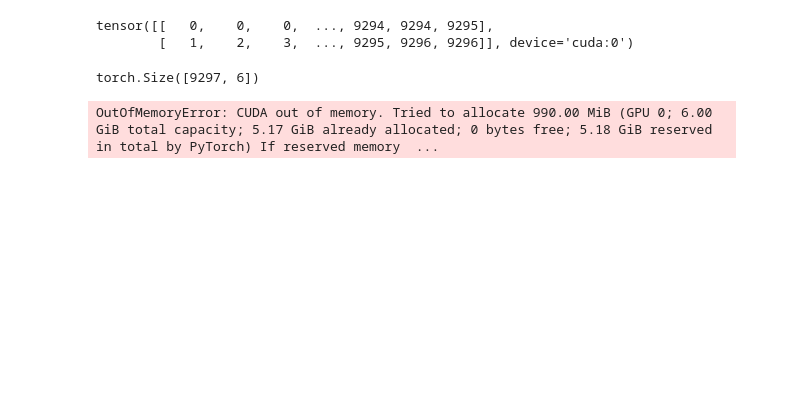
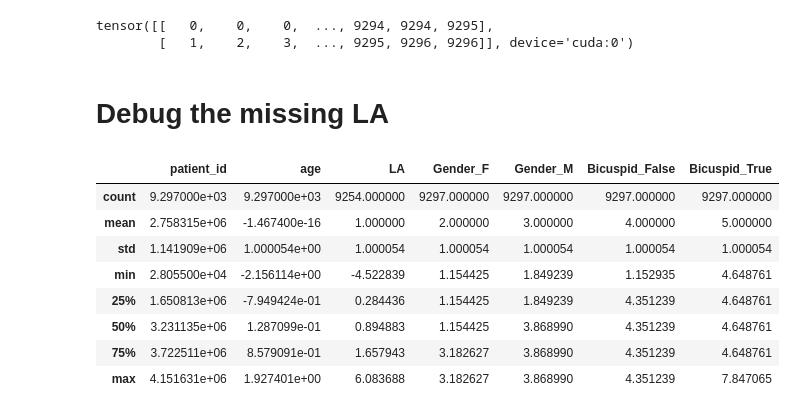
Before and after one commit to nimakondori/cpsc533y_project, a Jupyter notebook: notebooks/data_analysis.ipynb, the cells around one changed output. Saved outputs shown, nothing was run; the diff lists cells and outputs as text; code cells hidden in the pictures; blank space fills up the shorter version.

```diff
--- a/notebooks/data_analysis.ipynb
+++ b/notebooks/data_analysis.ipynb
@@ -412,28 +412,22 @@ print(edge_index)
 # %% [output]
 tensor([[   0,    0,    0,  ..., 9294, 9294, 9295],
         [   1,    2,    3,  ..., 9295, 9296, 9296]], device='cuda:0')
-# %%
-metadata_pc.shape
-# %% [output]
-torch.Size([9297, 6])
-# %%
-# Apply the point transformer to get some embeddings
-from torch_geometric.nn import PointTransformerConv, MLP
-
-n, m = metadata_pc.shape
-
-num_input_features = m
-num_output_features = m
-
-pos_nn = MLP([m,12,12,m])
-point_transformer = PointTransformerConv(num_input_features, num_output_features, pos_nn=pos_nn)
-
-point_transformer = point_transformer.to(device)
-# Since we are working with higher dimensional data, we should specify a pos_nn with proper dimensions
-
-embeddings = point_transformer(x=torch.ones(n,m).to(device=device), pos=metadata_pc_obj.pos, edge_index=edge_index)
-
-print(embeddings.shape)
-print(embeddings)
-# %% [output]
-OutOfMemoryError: CUDA out of memory. Tried to allocate 990.00 MiB (GPU 0; 6.00 GiB total capacity; 5.17 GiB already allocated; 0 bytes free; 5.18 GiB reserved in total by PyTorch) If reserved memory  ...
+# %% [markdown]
+# Debug the missing LA
+# %%
+import pandas as pd
+
+dataset_path = "../data/as_tom/annotations-all_meta.csv"
+df = pd.read_csv(dataset_path)
+# %%
+df.describe()
+# %% [output]
+|  | patient_id | age | LA | Gender_F | Gender_M | Bicuspid_False | Bicuspid_True |
+| count | 9.297000e+03 | 9.297000e+03 | 9254.000000 | 9297.000000 | 9297.000000 | 9297.000000 | 9297.000000 |
+| mean | 2.758315e+06 | -1.467400e-16 | 1.000000 | 2.000000 | 3.000000 | 4.000000 | 5.000000 |
+| std | 1.141909e+06 | 1.000054e+00 | 1.000054 | 1.000054 | 1.000054 | 1.000054 | 1.000054 |
+| min | 2.805500e+04 | -2.156114e+00 | -4.522839 | 1.154425 | 1.849239 | 1.152935 | 4.648761 |
+| 25% | 1.650813e+06 | -7.949424e-01 | 0.284436 | 1.154425 | 1.849239 | 4.351239 | 4.648761 |
+| 50% | 3.231135e+06 | 1.287099e-01 | 0.894883 | 1.154425 | 3.868990 | 4.351239 | 4.648761 |
+| 75% | 3.722511e+06 | 8.579091e-01 | 1.657943 | 3.182627 | 3.868990 | 4.351239 | 4.648761 |
+| max | 4.151631e+06 | 1.927401e+00 | 6.083688 | 3.182627 | 3.868990 | 4.351239 | 7.847065 |
```
Also changed, not shown: parts of 5 cells of this notebook, 5 other files.
